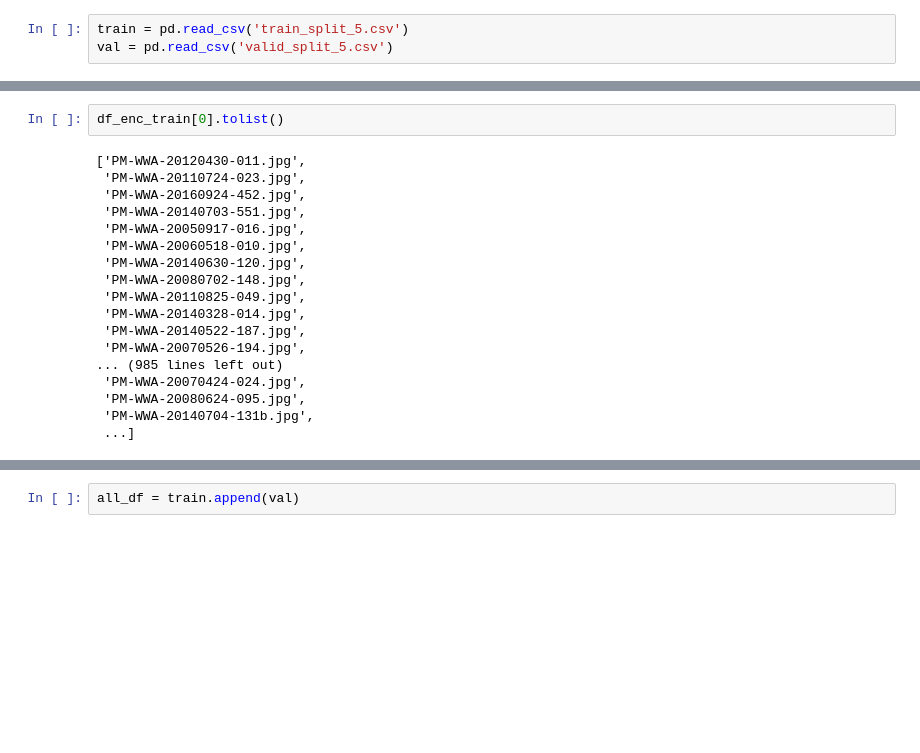
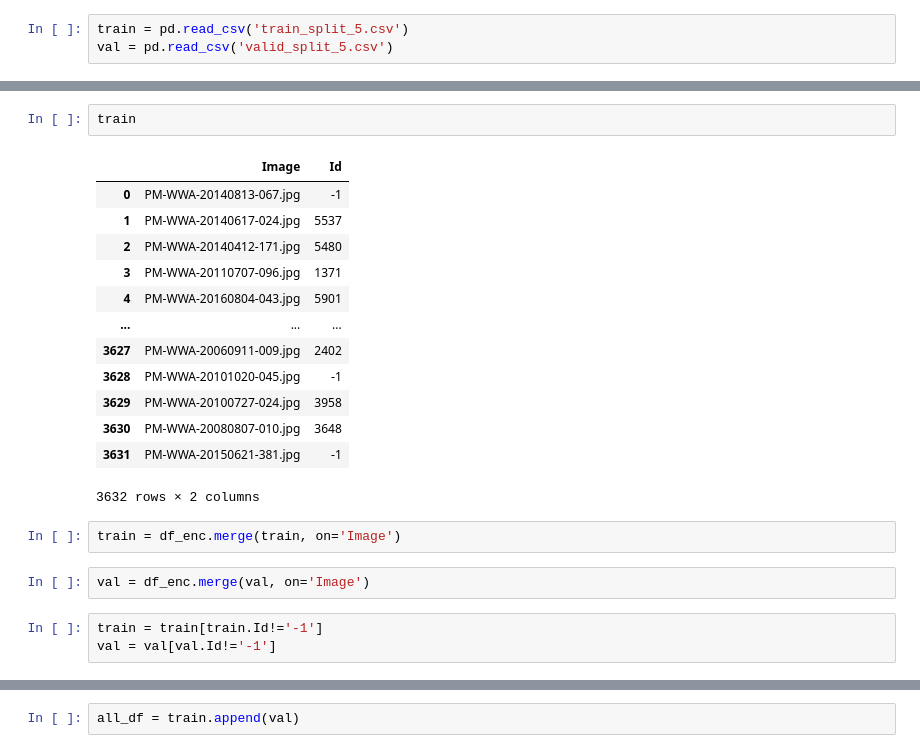
Before and after one commit to philippschw/whale_pytorch, a Jupyter notebook: head/Create train.csv.ipynb, the cells around one changed output, grey strips where cells are left out. Drawn from its saved outputs; the diff is of its cells as text; blank space fills up the shorter version.

```diff
--- a/head/Create train.csv.ipynb
+++ b/head/Create train.csv.ipynb
@@ -33,20 +14,23 @@ df_enc_train.set_index(0)
-# %%
-df_enc_train[0].tolist()
-# %% [output]
-['PM-WWA-20120430-011.jpg',
- 'PM-WWA-20110724-023.jpg',
- 'PM-WWA-20160924-452.jpg',
- 'PM-WWA-20140703-551.jpg',
- 'PM-WWA-20050917-016.jpg',
- 'PM-WWA-20060518-010.jpg',
- 'PM-WWA-20140630-120.jpg',
- 'PM-WWA-20080702-148.jpg',
- 'PM-WWA-20110825-049.jpg',
- 'PM-WWA-20140328-014.jpg',
- 'PM-WWA-20140522-187.jpg',
- 'PM-WWA-20070526-194.jpg',
-... (985 lines left out)
- 'PM-WWA-20070424-024.jpg',
- 'PM-WWA-20080624-095.jpg',
- 'PM-WWA-20140704-131b.jpg',
- ...]
+# %%
+train
+# %% [output]
+|  | Image | Id |
+| 0 | PM-WWA-20140813-067.jpg | -1 |
+| 1 | PM-WWA-20140617-024.jpg | 5537 |
+| 2 | PM-WWA-20140412-171.jpg | 5480 |
+| 3 | PM-WWA-20110707-096.jpg | 1371 |
+| 4 | PM-WWA-20160804-043.jpg | 5901 |
+| ... | ... | ... |
+| 3627 | PM-WWA-20060911-009.jpg | 2402 |
+| 3628 | PM-WWA-20101020-045.jpg | -1 |
+| 3629 | PM-WWA-20100727-024.jpg | 3958 |
+| 3630 | PM-WWA-20080807-010.jpg | 3648 |
+| 3631 | PM-WWA-20150621-381.jpg | -1 |
+3632 rows × 2 columns
+# %%
+train = df_enc.merge(train, on='Image')
+# %%
+val = df_enc.merge(val, on='Image')
+# %%
+train = train[train.Id!='-1']
+val = val[val.Id!='-1']
```
Also changed, not shown: parts of 34 cells of this notebook, 3 other files.
